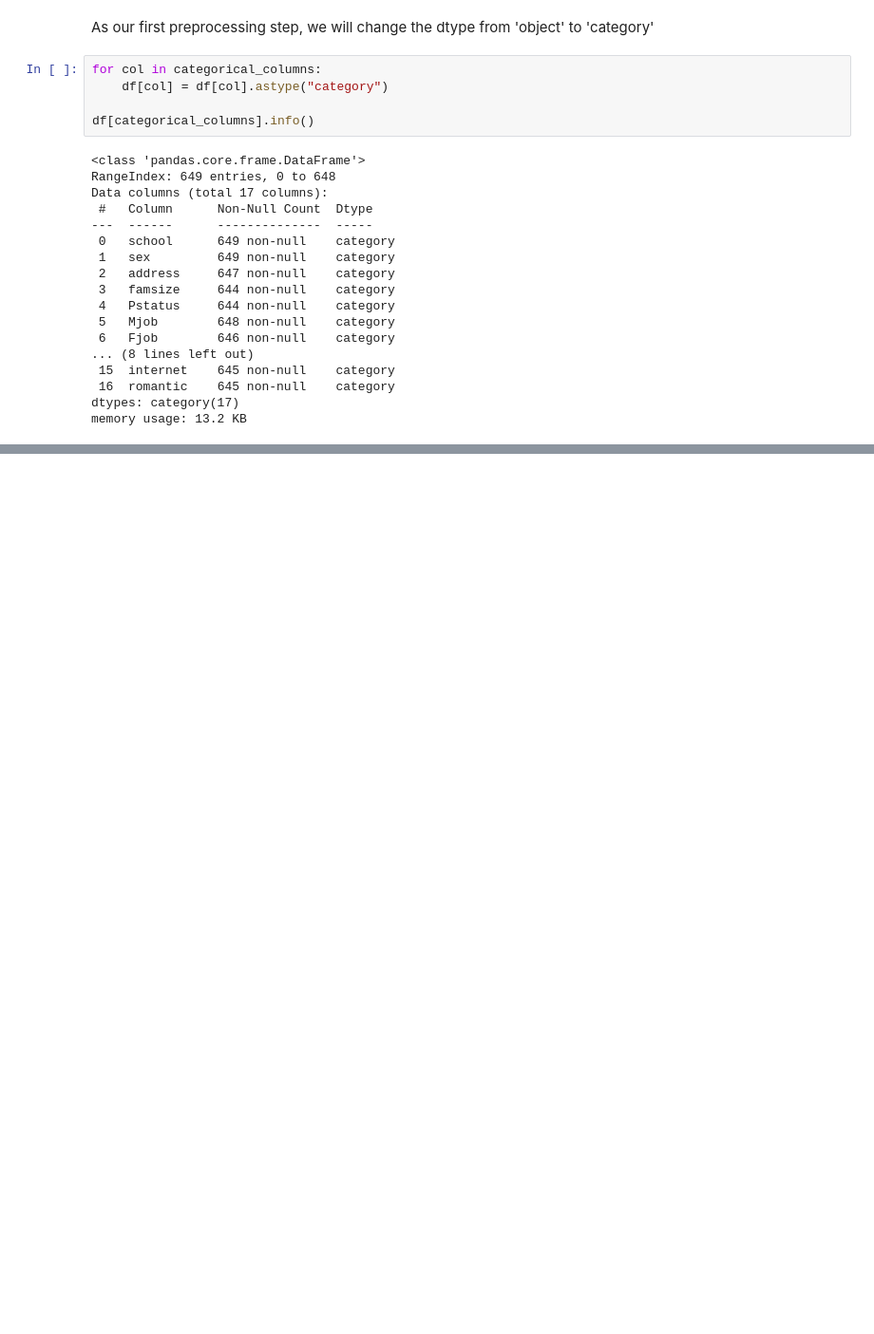
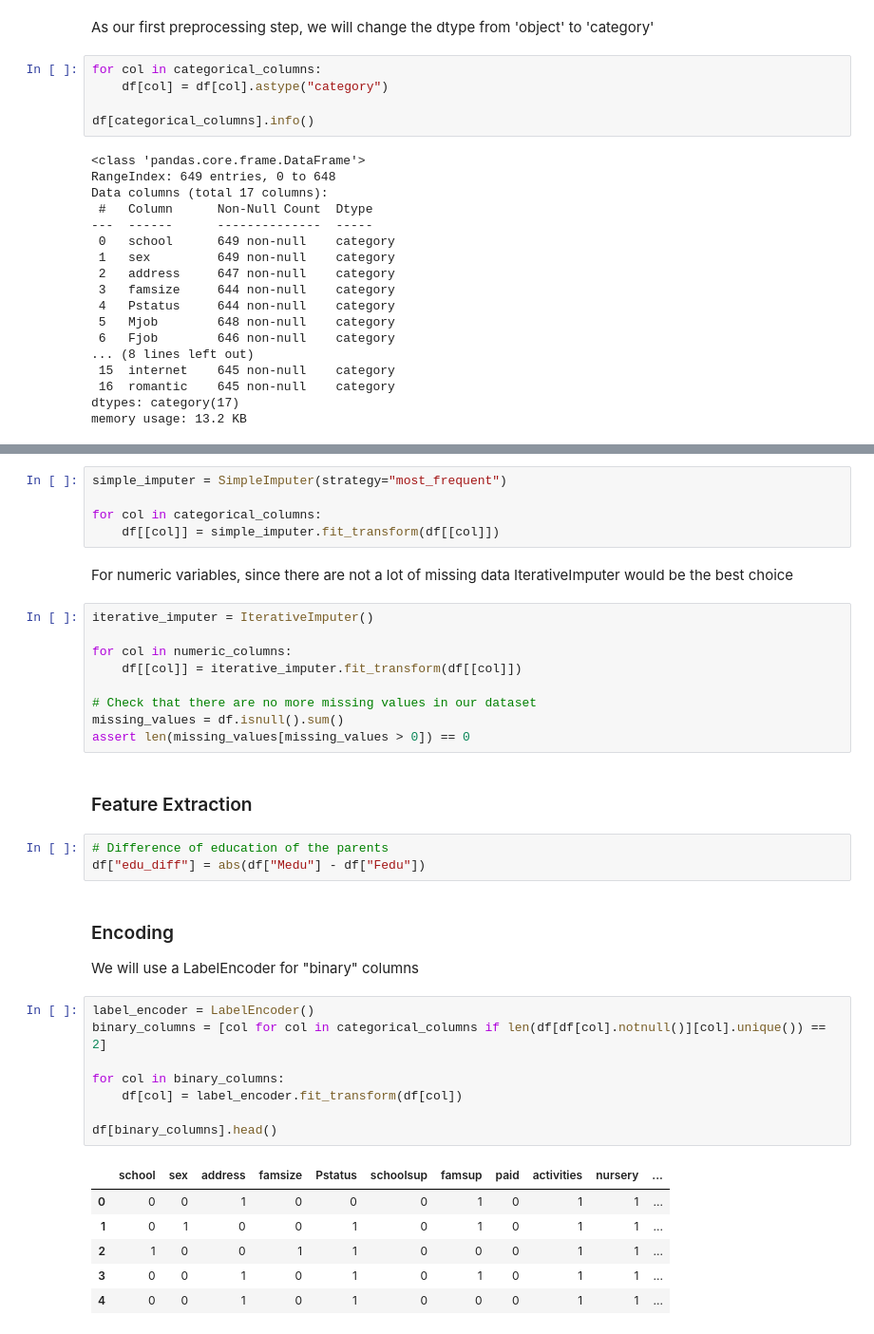
Before and after one commit to marek-hradil/ib031-project, a Jupyter notebook: notebooks/baugi.ipynb, the cells around one changed output, grey strips where cells are left out. Shown: that part at 95% size. Saved outputs shown, nothing was run; the diff lists cells and outputs as text; blank space fills up the shorter version.

```diff
--- a/notebooks/baugi.ipynb
+++ b/notebooks/baugi.ipynb
@@ -350,0 +351,40 @@ memory usage: 13.2 KB
+# %%
+simple_imputer = SimpleImputer(strategy="most_frequent")
+
+for col in categorical_columns:
+    df[[col]] = simple_imputer.fit_transform(df[[col]])
+# %% [markdown]
+For numeric variables, since there are not a lot of missing data IterativeImputer would be the best choice
+# %%
+iterative_imputer = IterativeImputer()
+
+for col in numeric_columns:
+    df[[col]] = iterative_imputer.fit_transform(df[[col]])
+
+# Check that there are no more missing values in our dataset
+missing_values = df.isnull().sum()
+assert len(missing_values[missing_values > 0]) == 0
+# %% [markdown]
+### Feature Extraction
+# %%
+# Difference of education of the parents
+df["edu_diff"] = abs(df["Medu"] - df["Fedu"])
+# %% [markdown]
+### Encoding
+
+We will use a LabelEncoder for "binary" columns
+# %%
+label_encoder = LabelEncoder()
+binary_columns = [col for col in categorical_columns if len(df[df[col].notnull()][col].unique()) == 2]
+
+for col in binary_columns:
+    df[col] = label_encoder.fit_transform(df[col])
+
+df[binary_columns].head()
+# %% [output]
+|  | school | sex | address | famsize | Pstatus | schoolsup | famsup | paid | activities | nursery | ... |
+| 0 | 0 | 0 | 1 | 0 | 0 | 0 | 1 | 0 | 1 | 1 | ... |
+| 1 | 0 | 1 | 0 | 0 | 1 | 0 | 1 | 0 | 1 | 1 | ... |
+| 2 | 1 | 0 | 0 | 1 | 1 | 0 | 0 | 0 | 1 | 1 | ... |
+| 3 | 0 | 0 | 1 | 0 | 1 | 0 | 1 | 0 | 1 | 1 | ... |
+| 4 | 0 | 0 | 1 | 0 | 1 | 0 | 0 | 0 | 1 | 1 | ... |
```
Also changed, not shown: parts of 8 cells of this notebook.
